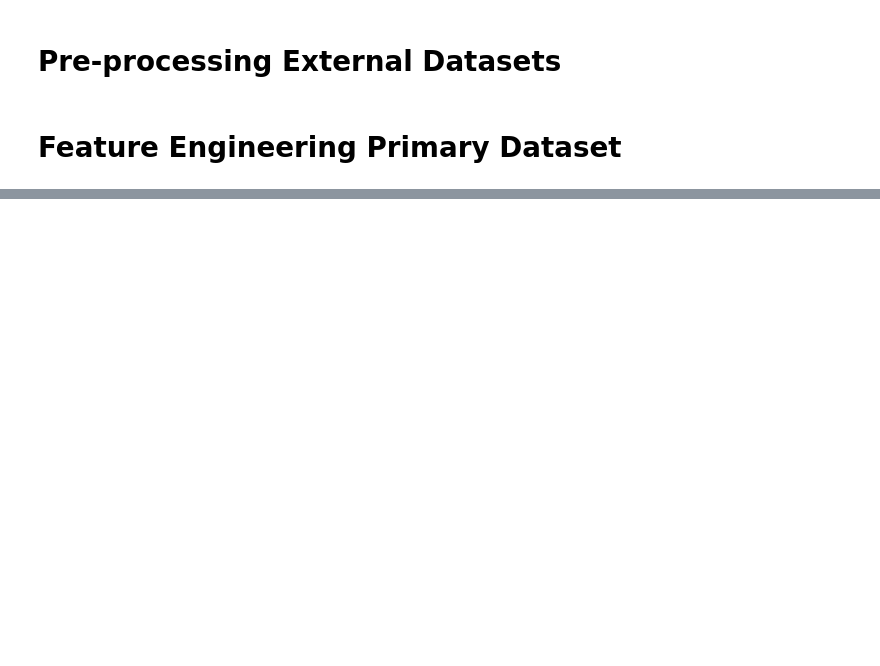
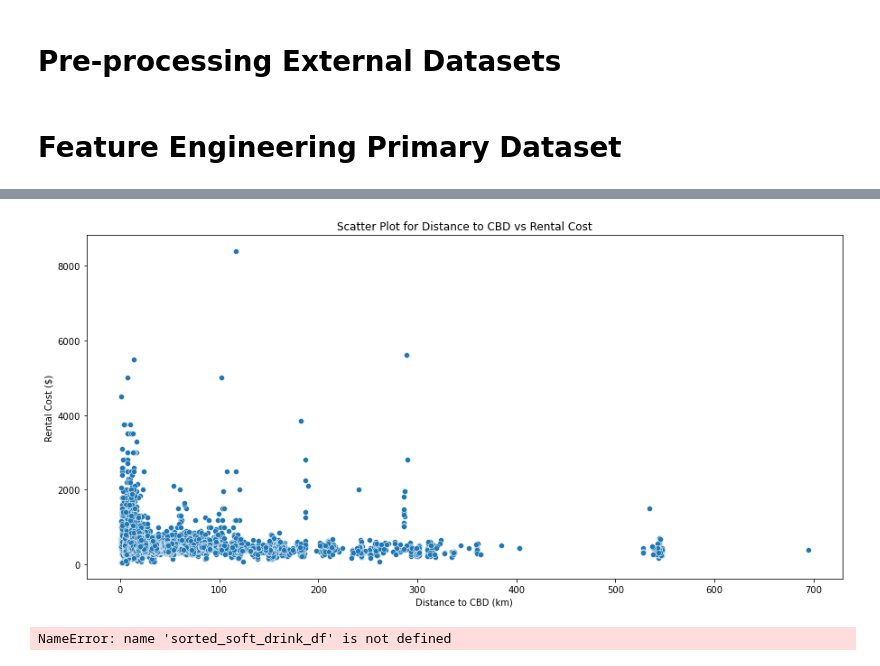
Before and after one commit to MAST30034-Applied-Data-Science/generic-real-estate-consulting-project-group-20, a Jupyter notebook: notebooks/MAST30034_Project_2_Code.ipynb, the cells around one changed output, grey strips where cells are left out. Cells and saved outputs as stored; diff of their text form; code cells hidden in the pictures; blank space fills up the shorter version.

```diff
--- a/notebooks/MAST30034_Project_2_Code.ipynb
+++ b/notebooks/MAST30034_Project_2_Code.ipynb
@@ -161,0 +276,25 @@ print(rental_df.head())
+# %%
+# Create scatter plot of distance to CBD vs rental cost
+scatter_plot(rental_df, "CBD_Distance", "Distance to CBD (km)", "Scatter Plot for Distance to CBD vs Rental Cost")
+# %% [output]
+[figure, added]
+# %%
+# Colour code each suburb based on distance to CBD
+rental_df = rental_df.dropna().reset_index(drop=True)
+rental_df["colour"] = rental_df.apply(colour_code, axis=1)
+
+# Create a list containing labels for distance range to CBD
+distance = ["Within 10km to CBD", "Within 20km to CBD", "Within 30km to CBD", "Within 40km to CBD", "Within 50km to CBD",
+            "Within 60km to CBD", "Within 100km to CBD", "Within 150km to CBD", "Within 200km to CBD", "Within 700km to CBD"]
+
+#Iterate through each row of dataframe and plot  vs percentage obese, colour coding based on lga distance to Melbourne
+for index, row in sorted_soft_drink_df.iterrows():
+    if index == 0:
+        plt.scatter(sorted_soft_drink_df.iloc[index, 1], sorted_soft_drink_df.iloc[index, 3], color=sorted_soft_drink_df.iloc[index, 7], label=distance[distance_index])
+    elif (sorted_soft_drink_df.iloc[index, 7] == sorted_soft_drink_df.iloc[index-1, 7]):
+        plt.scatter(sorted_soft_drink_df.iloc[index, 1], sorted_soft_drink_df.iloc[index, 3], color=sorted_soft_drink_df.iloc[index, 7])
+    else:
+        distance_index += 1
+        plt.scatter(sorted_soft_drink_df.iloc[index, 1], sorted_soft_drink_df.iloc[index, 3], color=sorted_soft_drink_df.iloc[index, 7], label=distance[distance_index])
+# %% [output]
+NameError: name 'sorted_soft_drink_df' is not defined
```
Also changed, not shown: parts of 7 cells of this notebook.
